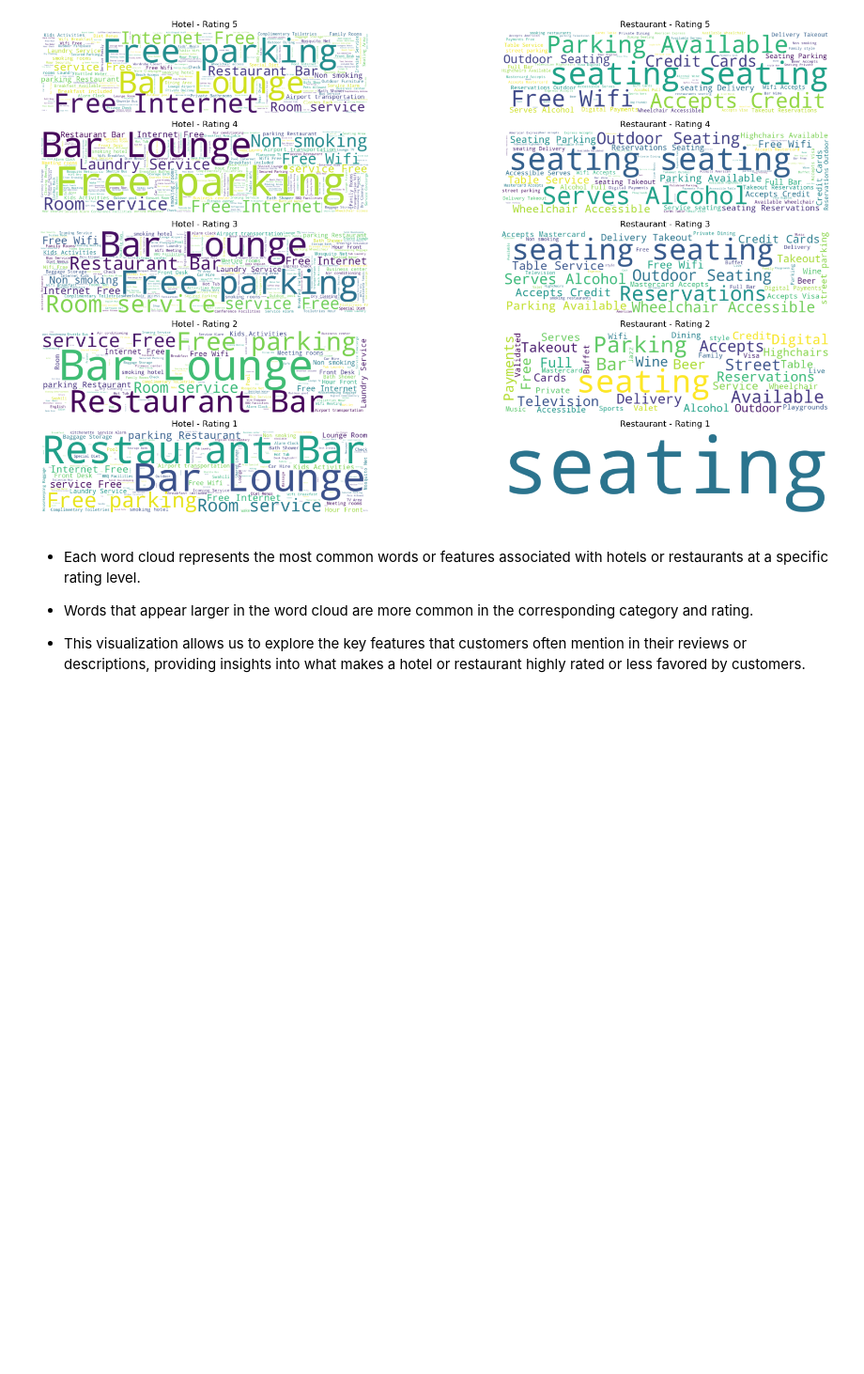
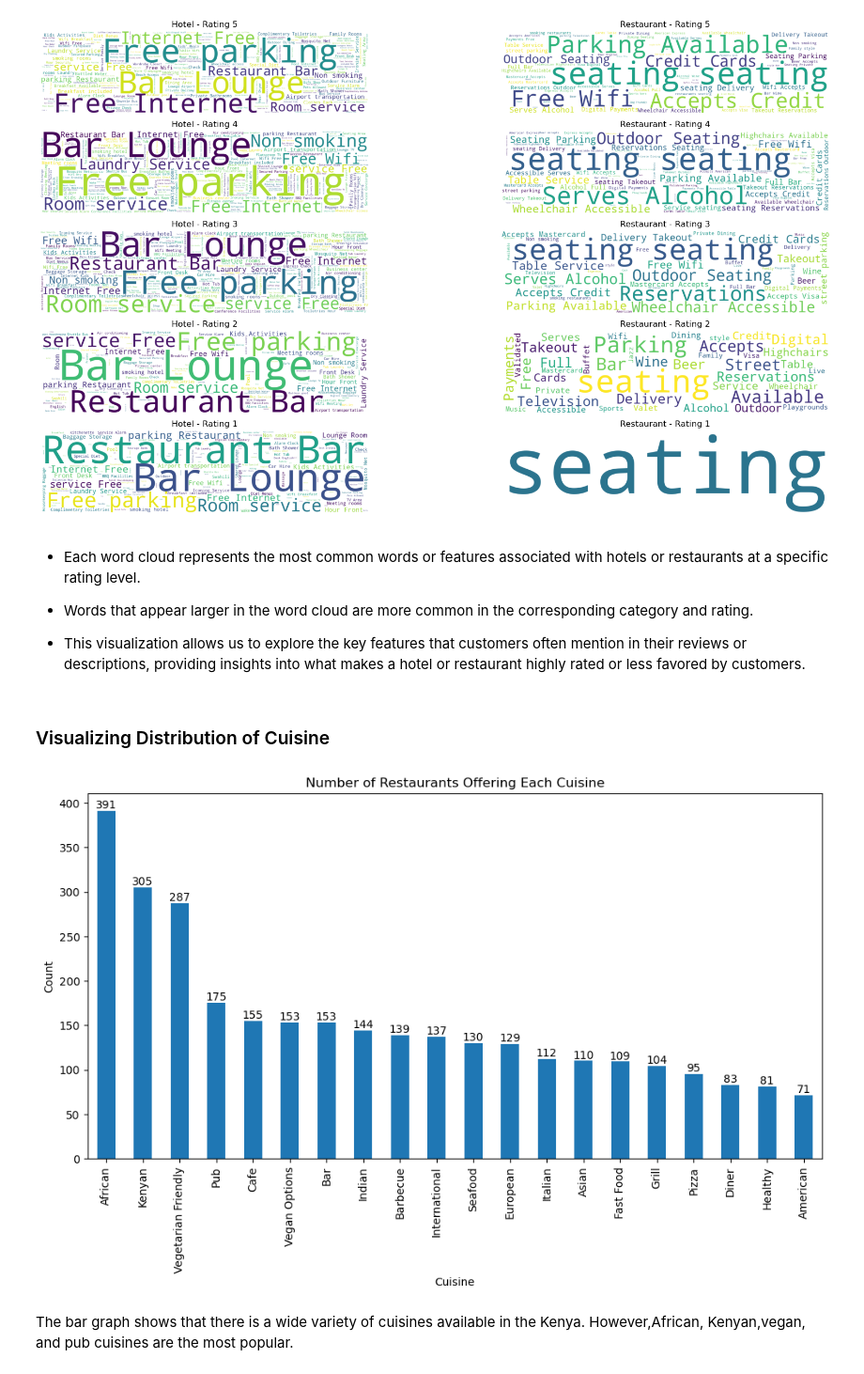
Before and after one commit to Ivan3864/Flavors-of-Kenya-The-Restaurant-Recommender, a Jupyter notebook: Notebook.ipynb, the cells around one changed output. Shown at 94% size. Saved outputs shown, nothing was run; the diff lists cells and outputs as text; code cells hidden in the pictures; blank space fills up the shorter version.

Commit message:
EDA cuisines

```diff
--- a/Notebook.ipynb
+++ b/Notebook.ipynb
@@ -906,3 +906,43 @@ plt.show()
 - Words that appear larger in the word cloud are more common in the corresponding category and rating.
 
 - This visualization allows us to explore the key features that customers often mention in their reviews or descriptions, providing insights into what makes a hotel or restaurant highly rated or less favored by customers.
+# %% [markdown]
+### Visualizing Distribution of Cuisine
+# %%
+def standardize_cuisine(cuisine_str):
+    if isinstance(cuisine_str, str):
+        return cuisine_str.split(', ')
+    else:
+        return cuisine_str
+
+data['cuisine'] = data['cuisine'].apply(standardize_cuisine)
+
+
+data['cuisine'] = data['cuisine'].apply(lambda x: [x] if isinstance(x, str) else x)
+
+df = data.explode('cuisine')
+cuisine_counts=df['cuisine'].value_counts().head(20)
+
+
+import matplotlib.pyplot as plt
+
+# Count the number of occurrences of each cuisine
+
+# Create a bar graph
+plt.figure(figsize=(12, 6))
+ax = cuisine_counts.plot(kind='bar')
+plt.title('Number of Restaurants Offering Each Cuisine')
+plt.xlabel('Cuisine')
+plt.ylabel('Count')
+plt.xticks(rotation=90)
+
+# Add values on top of the bars
+for p in ax.patches:
+    ax.annotate(str(p.get_height()), (p.get_x() + p.get_width() / 2., p.get_height()), ha='center', va='bottom')
+
+plt.show()
+# %% [output]
+[figure, added]
+# %% [markdown]
+
+The bar graph shows that there is a wide variety of cuisines available in the Kenya. However,African, Kenyan,vegan, and pub cuisines are the most popular.
```
